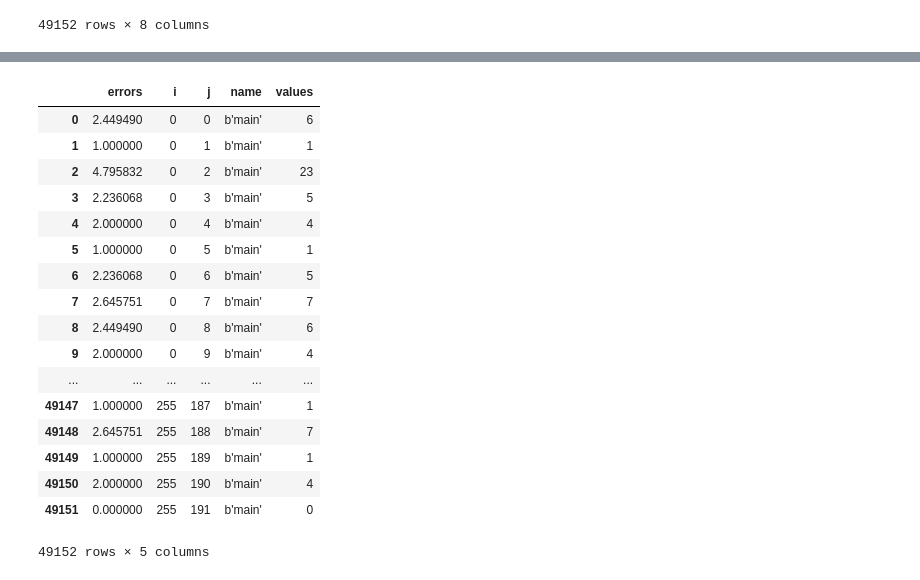
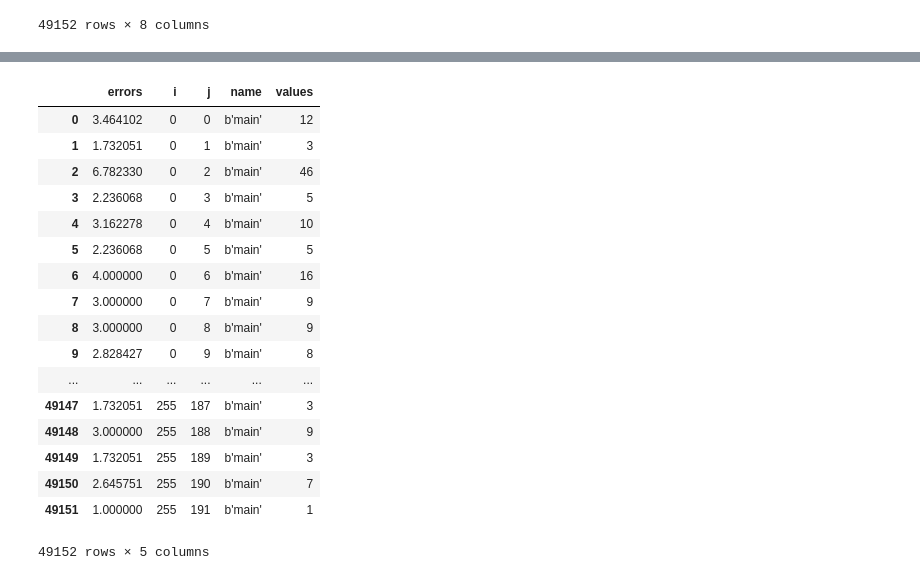
Before and after one commit to ricleal/HFIRSANSReduction, a Jupyter notebook: src/GPSANS.ipynb, the cells around one changed output, grey strips where cells are left out. Cells and saved outputs as stored; diff of their text form; code cells hidden in the pictures.

```diff
--- a/src/GPSANS.ipynb
+++ b/src/GPSANS.ipynb
@@ -50,6 +83,6 @@ bc.df
 | 49151 | 0.0 | 255 | 191 | b'main' | 0 | 0.545772 | -0.520319 | 8.76 |
 49152 rows × 8 columns
 # %%
-data = Data("/tmp/CG2_exp137_scan0066_0001.xml")
+data = Data("/Users/rhf/tmp/CG2_exp137_scan0063_0001.xml")
 data.df
 # %% [output]
@@ -58,20 +91,20 @@ data.df
 |  | errors | i | j | name | values |
-| 0 | 2.449490 | 0 | 0 | b'main' | 6 |
-| 1 | 1.000000 | 0 | 1 | b'main' | 1 |
-| 2 | 4.795832 | 0 | 2 | b'main' | 23 |
+| 0 | 3.464102 | 0 | 0 | b'main' | 12 |
+| 1 | 1.732051 | 0 | 1 | b'main' | 3 |
+| 2 | 6.782330 | 0 | 2 | b'main' | 46 |
 | 3 | 2.236068 | 0 | 3 | b'main' | 5 |
-| 4 | 2.000000 | 0 | 4 | b'main' | 4 |
-| 5 | 1.000000 | 0 | 5 | b'main' | 1 |
-| 6 | 2.236068 | 0 | 6 | b'main' | 5 |
-| 7 | 2.645751 | 0 | 7 | b'main' | 7 |
-| 8 | 2.449490 | 0 | 8 | b'main' | 6 |
-| 9 | 2.000000 | 0 | 9 | b'main' | 4 |
+| 4 | 3.162278 | 0 | 4 | b'main' | 10 |
+| 5 | 2.236068 | 0 | 5 | b'main' | 5 |
+| 6 | 4.000000 | 0 | 6 | b'main' | 16 |
+| 7 | 3.000000 | 0 | 7 | b'main' | 9 |
+| 8 | 3.000000 | 0 | 8 | b'main' | 9 |
+| 9 | 2.828427 | 0 | 9 | b'main' | 8 |
 | ... | ... | ... | ... | ... | ... |
-| 49147 | 1.000000 | 255 | 187 | b'main' | 1 |
-| 49148 | 2.645751 | 255 | 188 | b'main' | 7 |
-| 49149 | 1.000000 | 255 | 189 | b'main' | 1 |
-| 49150 | 2.000000 | 255 | 190 | b'main' | 4 |
-| 49151 | 0.000000 | 255 | 191 | b'main' | 0 |
+| 49147 | 1.732051 | 255 | 187 | b'main' | 3 |
+| 49148 | 3.000000 | 255 | 188 | b'main' | 9 |
+| 49149 | 1.732051 | 255 | 189 | b'main' | 3 |
+| 49150 | 2.645751 | 255 | 190 | b'main' | 7 |
+| 49151 | 1.000000 | 255 | 191 | b'main' | 1 |
 49152 rows × 5 columns
 # %%
 data.set_beam_center(bc)
```
Also changed, not shown: parts of 14 cells of this notebook, 8 other files.
